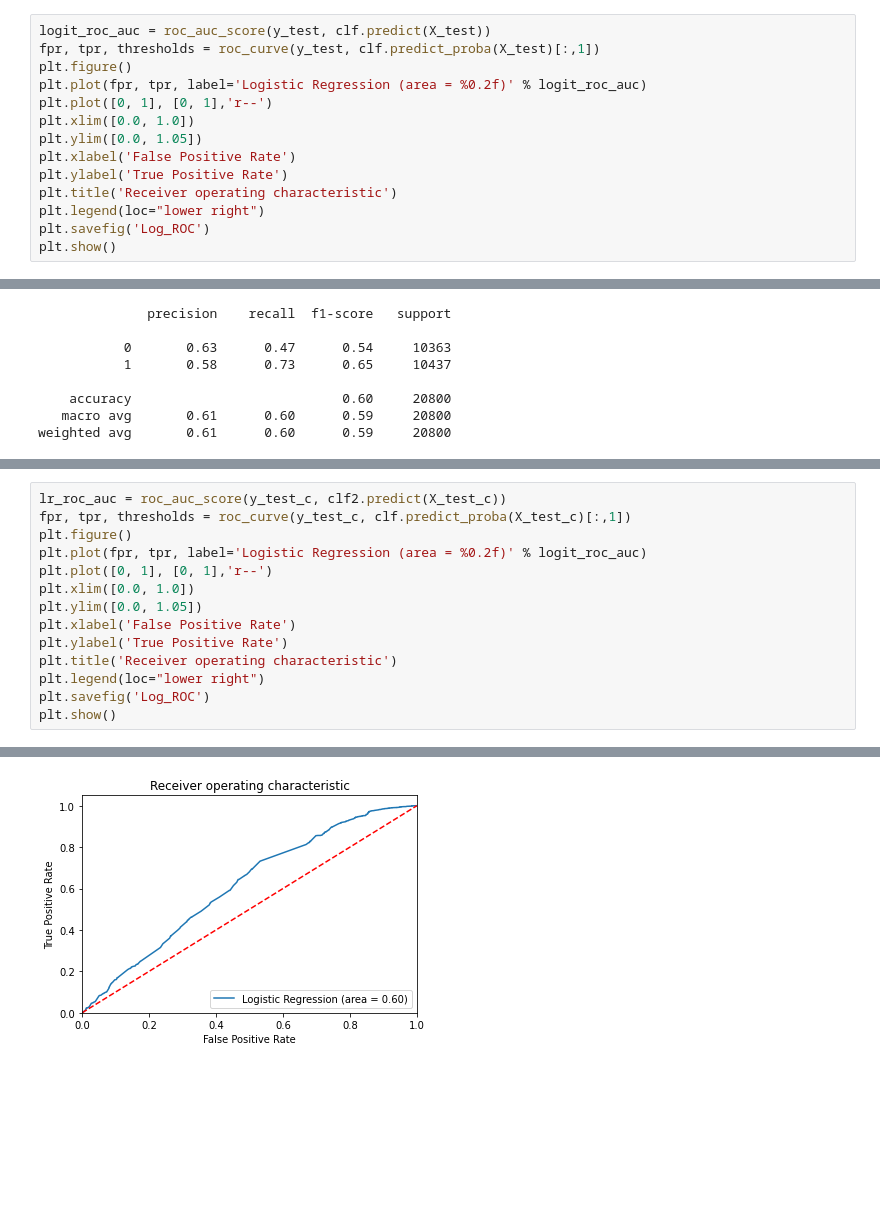
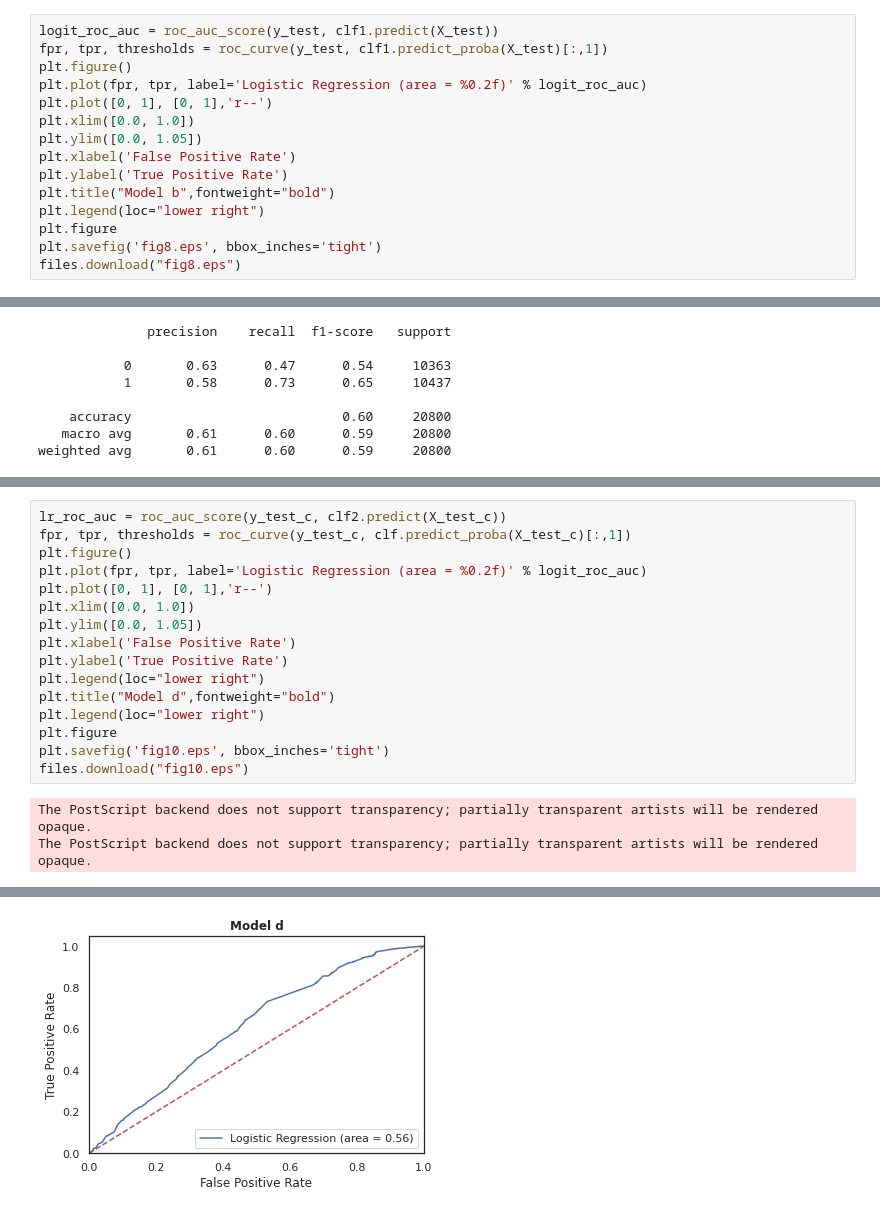
Before and after one commit to parthjindl/Public-Opinion-Analysis, a Jupyter notebook: politics.ipynb, the cells around one changed output, grey strips where cells are left out. Drawn from its saved outputs; the diff is of its cells as text; blank space fills up the shorter version.

```diff
--- a/politics.ipynb
+++ b/politics.ipynb
@@ -1312,6 +1318,6 @@ plt.show()
 # %%
-logit_roc_auc = roc_auc_score(y_test, clf.predict(X_test))
-fpr, tpr, thresholds = roc_curve(y_test, clf.predict_proba(X_test)[:,1])
+logit_roc_auc = roc_auc_score(y_test, clf1.predict(X_test))
+fpr, tpr, thresholds = roc_curve(y_test, clf1.predict_proba(X_test)[:,1])
 plt.figure()
 plt.plot(fpr, tpr, label='Logistic Regression (area = %0.2f)' % logit_roc_auc)
 plt.plot([0, 1], [0, 1],'r--')
@@ -1319,8 +1325,9 @@ plt.xlim([0.0, 1.0])
 plt.ylim([0.0, 1.05])
 plt.xlabel('False Positive Rate')
 plt.ylabel('True Positive Rate')
-plt.title('Receiver operating characteristic')
+plt.title("Model b",fontweight="bold")
 plt.legend(loc="lower right")
-plt.savefig('Log_ROC')
-plt.show()
+plt.figure
+plt.savefig('fig8.eps', bbox_inches='tight')
+files.download("fig8.eps")
 # %% [output]
@@ -1411,8 +1427,12 @@ plt.xlim([0.0, 1.0])
 plt.ylim([0.0, 1.05])
 plt.xlabel('False Positive Rate')
 plt.ylabel('True Positive Rate')
-plt.title('Receiver operating characteristic')
 plt.legend(loc="lower right")
-plt.savefig('Log_ROC')
-plt.show()
+plt.title("Model d",fontweight="bold")
+plt.legend(loc="lower right")
+plt.figure
+plt.savefig('fig10.eps', bbox_inches='tight')
+files.download("fig10.eps")
 # %% [output]
+The PostScript backend does not support transparency; partially transparent artists will be rendered opaque.
+The PostScript backend does not support transparency; partially transparent artists will be rendered opaque.
@@ -1419,4 +1441,4 @@ plt.show()
-[figure, old version]
+[figure, new version]
 # %%
 plot_confusion_matrix(forest, X_test_c, y_test_c, display_labels = ['0','1'], cmap=plt.cm.Blues, values_format = "d")
 plt.plot(cmap=plt.cm.Blues)
```
Also changed, not shown: parts of 12 cells of this notebook.
